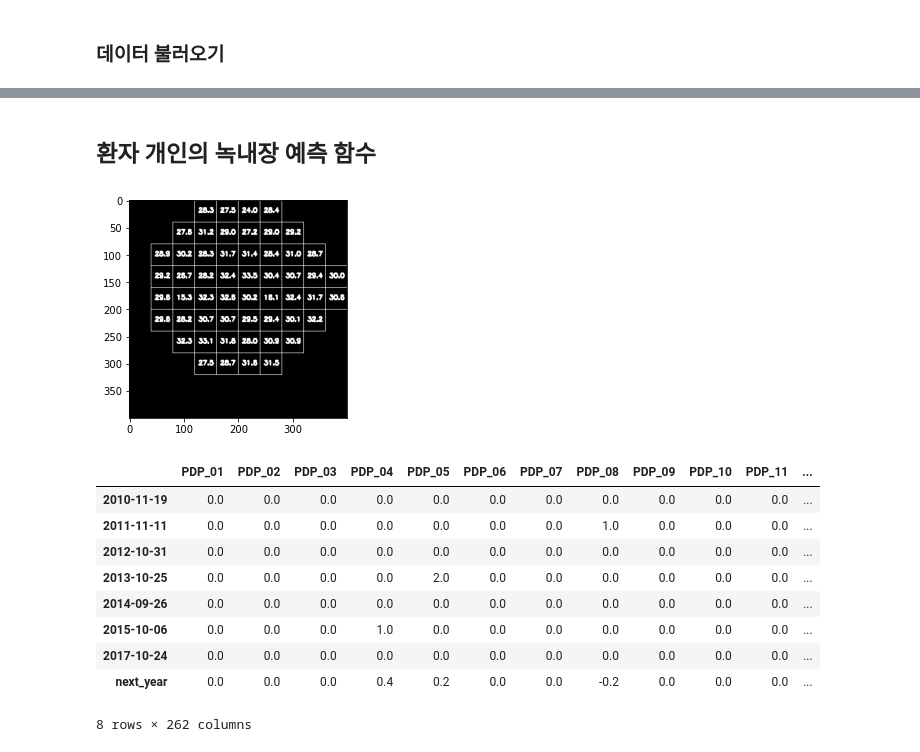
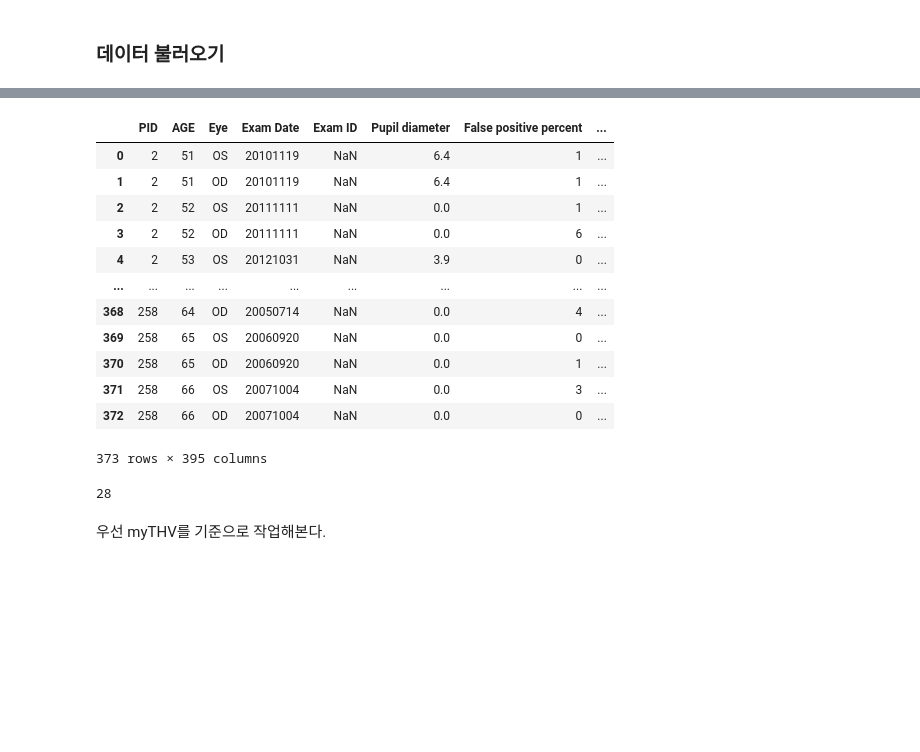
Before and after one commit to herjh0405/Glaucoma, a Jupyter notebook: 002.Linear_Regression.ipynb, the cells around one changed output, grey strips where cells are left out. Saved outputs shown, nothing was run; the diff lists cells and outputs as text; code cells hidden in the pictures; blank space fills up the shorter version.

```diff
--- a/002.Linear_Regression.ipynb
+++ b/002.Linear_Regression.ipynb
@@ -58,2 +57,0 @@ pre_df
-# %% [markdown]
-## 환자 개인의 녹내장 예측 함수
@@ -520,14 +58,20 @@ def predict_person(pid, eye, part):
-# %%
-predict_person(2, 'OS','THV')
-# %% [output]
-[figure, removed]
-|  | PDP_01 | PDP_02 | PDP_03 | PDP_04 | PDP_05 | PDP_06 | PDP_07 | PDP_08 | PDP_09 | PDP_10 | PDP_11 | ... |
-| 2010-11-19 | 0.0 | 0.0 | 0.0 | 0.0 | 0.0 | 0.0 | 0.0 | 0.0 | 0.0 | 0.0 | 0.0 | ... |
-| 2011-11-11 | 0.0 | 0.0 | 0.0 | 0.0 | 0.0 | 0.0 | 0.0 | 1.0 | 0.0 | 0.0 | 0.0 | ... |
-| 2012-10-31 | 0.0 | 0.0 | 0.0 | 0.0 | 0.0 | 0.0 | 0.0 | 0.0 | 0.0 | 0.0 | 0.0 | ... |
-| 2013-10-25 | 0.0 | 0.0 | 0.0 | 0.0 | 2.0 | 0.0 | 0.0 | 0.0 | 0.0 | 0.0 | 0.0 | ... |
-| 2014-09-26 | 0.0 | 0.0 | 0.0 | 0.0 | 0.0 | 0.0 | 0.0 | 0.0 | 0.0 | 0.0 | 0.0 | ... |
-| 2015-10-06 | 0.0 | 0.0 | 0.0 | 1.0 | 0.0 | 0.0 | 0.0 | 0.0 | 0.0 | 0.0 | 0.0 | ... |
-| 2017-10-24 | 0.0 | 0.0 | 0.0 | 0.0 | 0.0 | 0.0 | 0.0 | 0.0 | 0.0 | 0.0 | 0.0 | ... |
-| next_year | 0.0 | 0.0 | 0.0 | 0.4 | 0.2 | 0.0 | 0.0 | -0.2 | 0.0 | 0.0 | 0.0 | ... |
-8 rows × 262 columns
+# %%
+df_sam2
+# %% [output]
+|  | PID | AGE | Eye | Exam Date | Exam ID | Pupil diameter | False positive percent | ... |
+| 0 | 2 | 51 | OS | 20101119 | NaN | 6.4 | 1 | ... |
+| 1 | 2 | 51 | OD | 20101119 | NaN | 6.4 | 1 | ... |
+| 2 | 2 | 52 | OS | 20111111 | NaN | 0.0 | 1 | ... |
+| 3 | 2 | 52 | OD | 20111111 | NaN | 0.0 | 6 | ... |
+| 4 | 2 | 53 | OS | 20121031 | NaN | 3.9 | 0 | ... |
+| ... | ... | ... | ... | ... | ... | ... | ... | ... |
+| 368 | 258 | 64 | OD | 20050714 | NaN | 0.0 | 4 | ... |
+| 369 | 258 | 65 | OS | 20060920 | NaN | 0.0 | 0 | ... |
+| 370 | 258 | 65 | OD | 20060920 | NaN | 0.0 | 1 | ... |
+| 371 | 258 | 66 | OS | 20071004 | NaN | 0.0 | 3 | ... |
+| 372 | 258 | 66 | OD | 20071004 | NaN | 0.0 | 0 | ... |
+373 rows × 395 columns
+# %%
+len(df_sam2['PID'].unique())
+# %% [output]
+28
@@ -533,0 +81,2 @@ predict_person(2, 'OS','THV')
+# %% [markdown]
+우선 myTHV를 기준으로 작업해본다.
```
Also changed, not shown: parts of 42 cells of this notebook, 15 other files.
